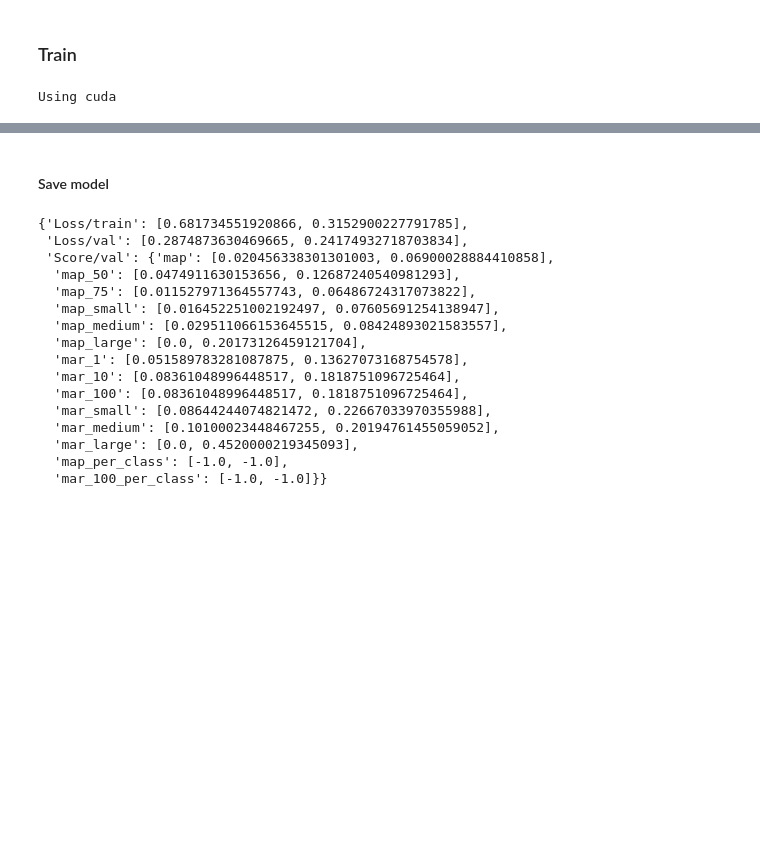
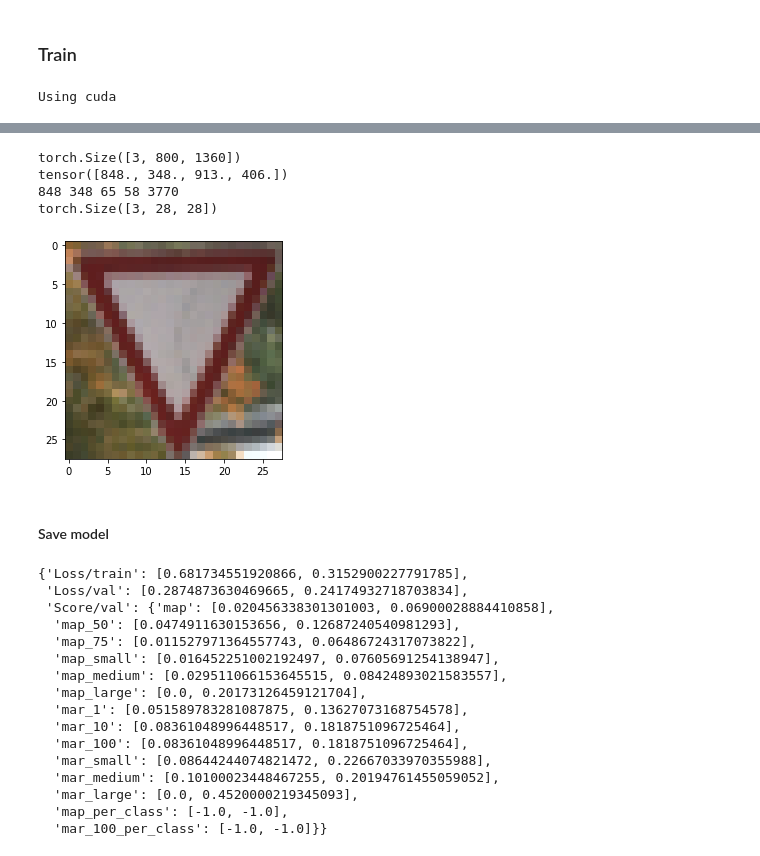
Before and after one commit to tschiolborg/synthetic_data_project, a Jupyter notebook: notebooks/gtsdb.ipynb, the cells around one changed output, grey strips where cells are left out. Drawn from its saved outputs; the diff is of its cells as text; code cells hidden in the pictures; blank space fills up the shorter version.

```diff
--- a/notebooks/gtsdb.ipynb
+++ b/notebooks/gtsdb.ipynb
@@ -321,3 +332,31 @@ data_loader_test = torch.utils.data.DataLoader(
+# %%
+img_size = 28
+box = tar["boxes"][0]
+top = int(box[0])
+left = int(box[1])
+height = int(box[2] - box[0])
+width = int(box[3] - box[1])
+new_img = TF.resized_crop(
+    img=img,
+    top=left,
+    left=top,
+    height=width,
+    width=height,
+    size=(img_size, img_size),
+)
+#new_img = img[:, int(box[1]):int(box[3]), int(box[0]):int(box[2])]
+print(img.shape)
+print(box)
+print(top, left, height, width, height*width)
+print(new_img.shape)
+plt.imshow(new_img.permute((1, 2, 0)).numpy())
+plt.show()
+# %% [output]
+torch.Size([3, 800, 1360])
+tensor([848., 348., 913., 406.])
+848 348 65 58 3770
+torch.Size([3, 28, 28])
+[figure, added]
 # %%
 
 model = fasterrcnn_resnet50_fpn(pretrained=True)
```
Also changed, not shown: parts of 3 cells of this notebook, 3 other files.
